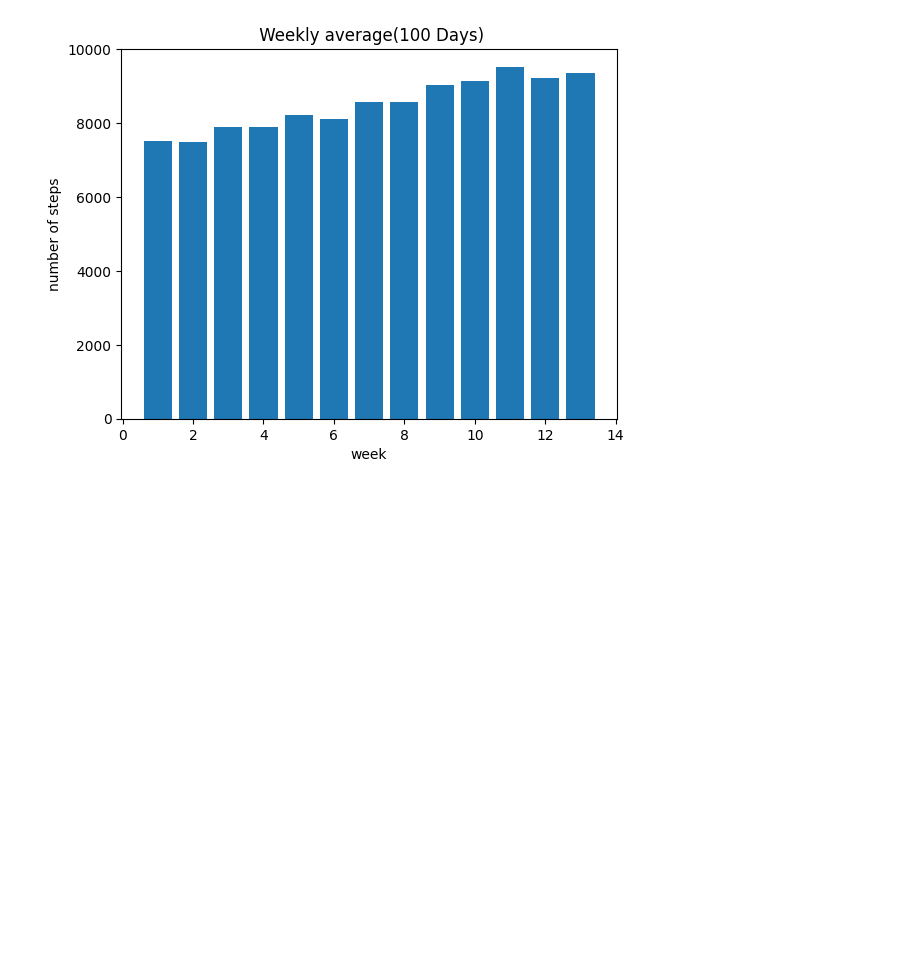
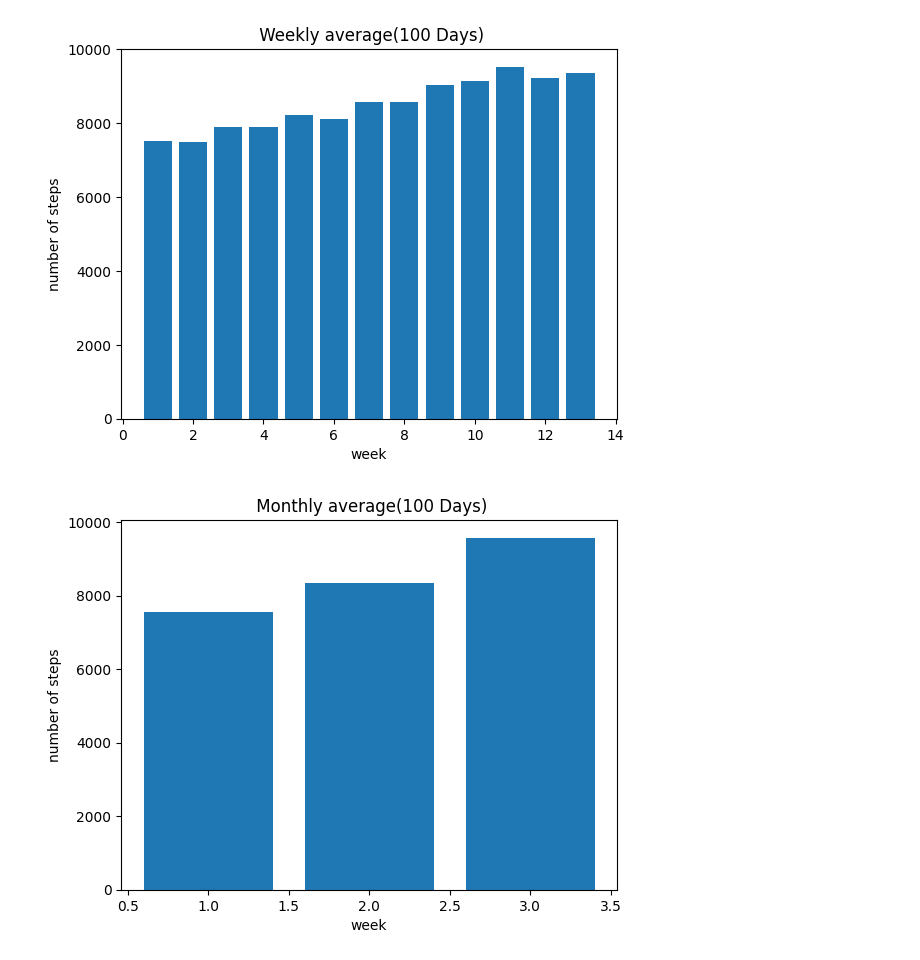
Before and after one commit to Parish350/Data-Science-With-Python, a Jupyter notebook: Stepsdataanalysis.ipynb, the cells around one changed output. Drawn from its saved outputs; the diff is of its cells as text; code cells hidden in the pictures; blank space fills up the shorter version.

```diff
--- a/Stepsdataanalysis.ipynb
+++ b/Stepsdataanalysis.ipynb
@@ -34,3 +34,13 @@ plt.title(" Weekly average(100 Days)")
 plt.show()
 # %% [output]
 [figure]
+# %%
+data["month"] = (data["Day"] - 1) //30+ 1
+month_avg = data.groupby("month")["Steps"].mean()
+plt.bar(month_avg.index, month_avg.values)
+plt.xlabel("week")
+plt.ylabel("number of steps")
+plt.title(" Monthly average(100 Days)")
+plt.show()
+# %% [output]
+[figure, added]
```
